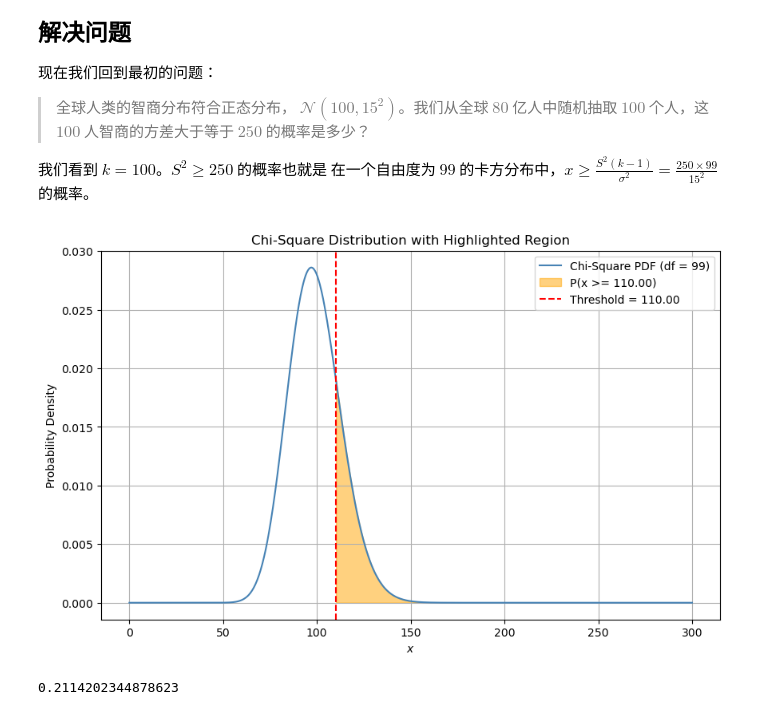
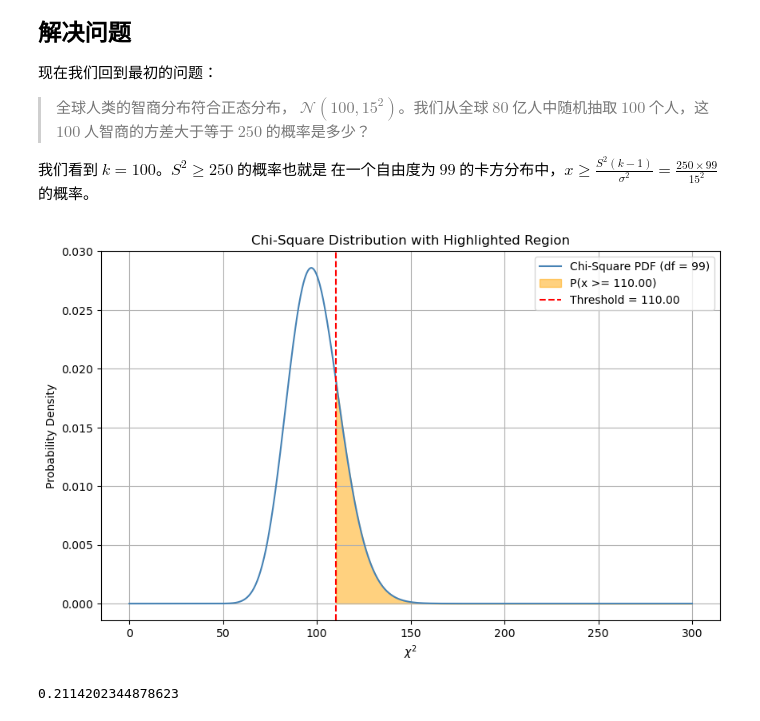
Before and after one commit to hongtaoh/hongtaoh.github.io, a Jupyter notebook: notebooks/2024-09-24-chi2.ipynb, the cells around one changed output. Drawn from its saved outputs; the diff is of its cells as text; code cells hidden in the pictures.

```diff
--- a/notebooks/2024-09-24-chi2.ipynb
+++ b/notebooks/2024-09-24-chi2.ipynb
@@ -340,28 +340,28 @@ $\sigma$ 是母体标准差
 # %%
 df = 99
 threshold = (250*df)/(15**2)
 prob = 1 - chi2.cdf(threshold, df)
 x = np.linspace(0, 300, 1000)
 y = chi2.pdf(x, df)
 plt.figure(figsize = (10, 6))
 plt.plot(x, y, label=f'Chi-Square PDF (df = {df})', color = "steelblue")
 plt.fill_between(x, y,
                 #  where=np.logical_or(x >= threshold, x <= 80),
                  where=(x >= threshold),
                  color='orange',
                  alpha = 0.5,
                  label=f'P(x >= {threshold:.2f})')
 plt.title('Chi-Square Distribution with Highlighted Region')
-plt.xlabel('$x$')
+plt.xlabel('$\chi^2$')
 plt.ylabel('Probability Density')
 plt.axvline(threshold, color="red",
             linestyle='--',
             label=f'Threshold = {threshold:.2f}')
 plt.legend()
 plt.grid(True)
 plt.show()
 # %% [output]
-[figure, old version]
+[figure, new version]
 # %%
 prob
 # %% [output]
```
Also changed, not shown: parts of 1 cell of this notebook, 1 other file.
